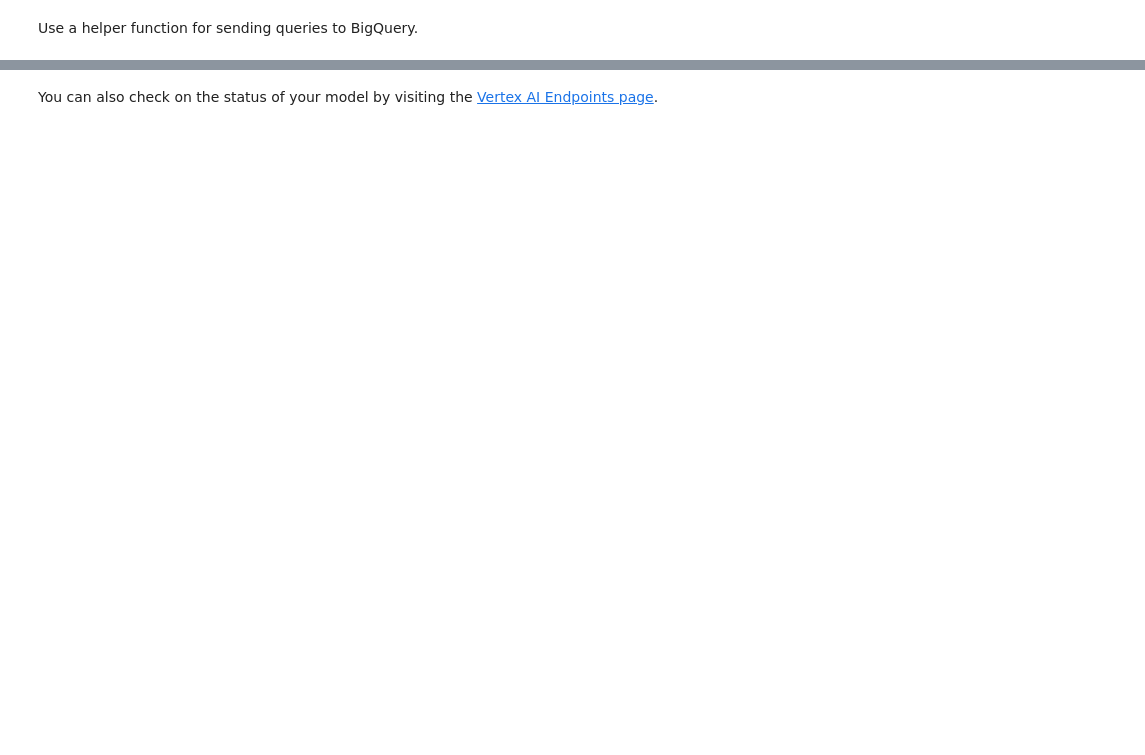
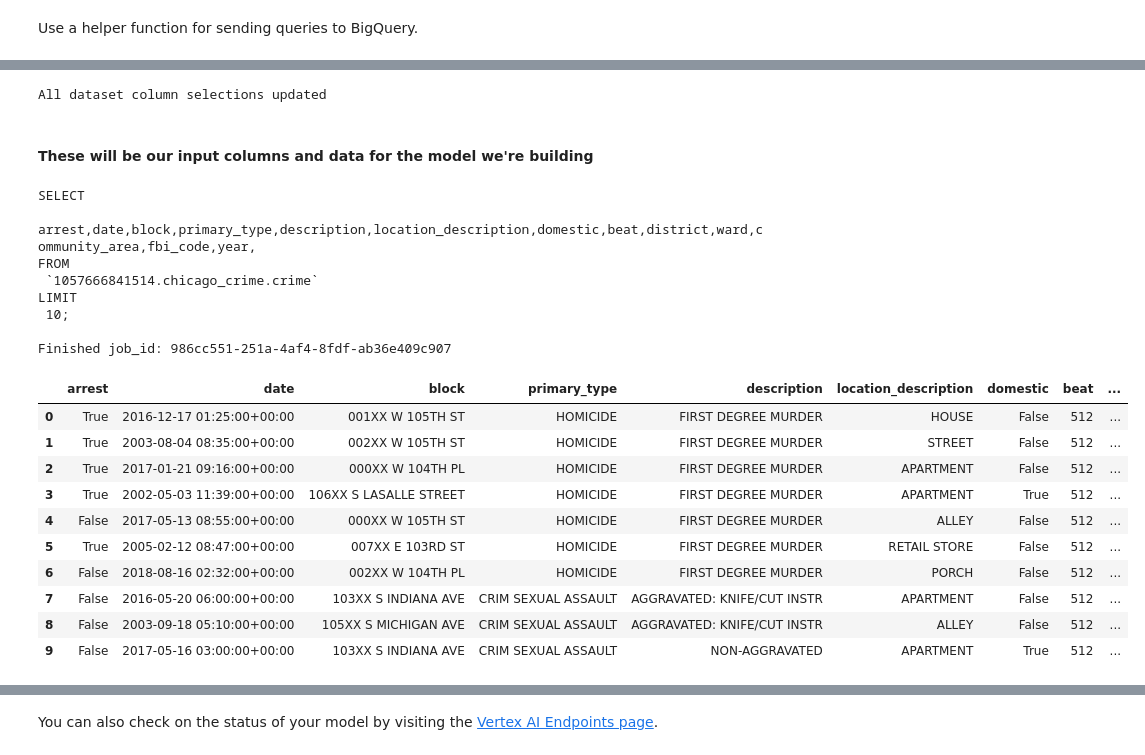
Before and after one commit to paulycloud/ml_portfolio, a Jupyter notebook: 02_BigQuery_ML/02_linear_regression/00_template/index.ipynb, the cells around one changed output, grey strips where cells are left out. Drawn from its saved outputs; the diff is of its cells as text; code cells hidden in the pictures; blank space fills up the shorter version.

```diff
--- a/02_BigQuery_ML/02_linear_regression/00_template/index.ipynb
+++ b/02_BigQuery_ML/02_linear_regression/00_template/index.ipynb
@@ -562,0 +321,46 @@ resource name: projects/993987777814/locations/us-central1/endpoints/13515768674
+# %%
+## Dataset variables
+MODEL_FEATURE_COLUMNS = "unique_key,case_number,date,block,iucr,primary_type,description,location_description,arrest,domestic,beat,district,ward,community_area,fbi_code,x_coordinate,y_coordinate,year,updated_on,latitude,longitude,location"
+MODEL_INPUT_COLUMNS = "arrest,date,block,primary_type,description,location_description,domestic,beat,district,ward,community_area,fbi_code,year"
+MODEL_DROPPED_COLUMNS = "unique_key,iucr,case_number,updated_on,updated_on,latitude,longitude,location"
+MODEL_LABEL_PREDICTION = 'arrest'
+print('All dataset column selections updated')
+# %% [output]
+All dataset column selections updated
+# %% [markdown]
+#### These will be our input columns and data for the model we're building
+# %%
+sql_inspect_dataset = f"""
+SELECT
+ {MODEL_INPUT_COLUMNS},
+FROM
+ `{BQ_PUBLIC_DATASET}`
+LIMIT
+ 10;
+"""
+
+# Display the sql statement
+print(sql_inspect_dataset)
+
+# Run the query
+run_bq_query(sql_inspect_dataset)
+# %% [output]
+SELECT
+ arrest,date,block,primary_type,description,location_description,domestic,beat,district,ward,community_area,fbi_code,year,
+FROM
+ `1057666841514.chicago_crime.crime`
+LIMIT
+ 10;
+
+Finished job_id: 986cc551-251a-4af4-8fdf-ab36e409c907
+|  | arrest | date | block | primary_type | description | location_description | domestic | beat | ... |
+| 0 | True | 2016-12-17 01:25:00+00:00 | 001XX W 105TH ST | HOMICIDE | FIRST DEGREE MURDER | HOUSE | False | 512 | ... |
+| 1 | True | 2003-08-04 08:35:00+00:00 | 002XX W 105TH ST | HOMICIDE | FIRST DEGREE MURDER | STREET | False | 512 | ... |
+| 2 | True | 2017-01-21 09:16:00+00:00 | 000XX W 104TH PL | HOMICIDE | FIRST DEGREE MURDER | APARTMENT | False | 512 | ... |
+| 3 | True | 2002-05-03 11:39:00+00:00 | 106XX S LASALLE STREET | HOMICIDE | FIRST DEGREE MURDER | APARTMENT | True | 512 | ... |
+| 4 | False | 2017-05-13 08:55:00+00:00 | 000XX W 105TH ST | HOMICIDE | FIRST DEGREE MURDER | ALLEY | False | 512 | ... |
+| 5 | True | 2005-02-12 08:47:00+00:00 | 007XX E 103RD ST | HOMICIDE | FIRST DEGREE MURDER | RETAIL STORE | False | 512 | ... |
+| 6 | False | 2018-08-16 02:32:00+00:00 | 002XX W 104TH PL | HOMICIDE | FIRST DEGREE MURDER | PORCH | False | 512 | ... |
+| 7 | False | 2016-05-20 06:00:00+00:00 | 103XX S INDIANA AVE | CRIM SEXUAL ASSAULT | AGGRAVATED: KNIFE/CUT INSTR | APARTMENT | False | 512 | ... |
+| 8 | False | 2003-09-18 05:10:00+00:00 | 105XX S MICHIGAN AVE | CRIM SEXUAL ASSAULT | AGGRAVATED: KNIFE/CUT INSTR | ALLEY | False | 512 | ... |
+| 9 | False | 2017-05-16 03:00:00+00:00 | 103XX S INDIANA AVE | CRIM SEXUAL ASSAULT | NON-AGGRAVATED | APARTMENT | True | 512 | ... |
```
Also changed, not shown: parts of 117 cells of this notebook, 2 other files.
